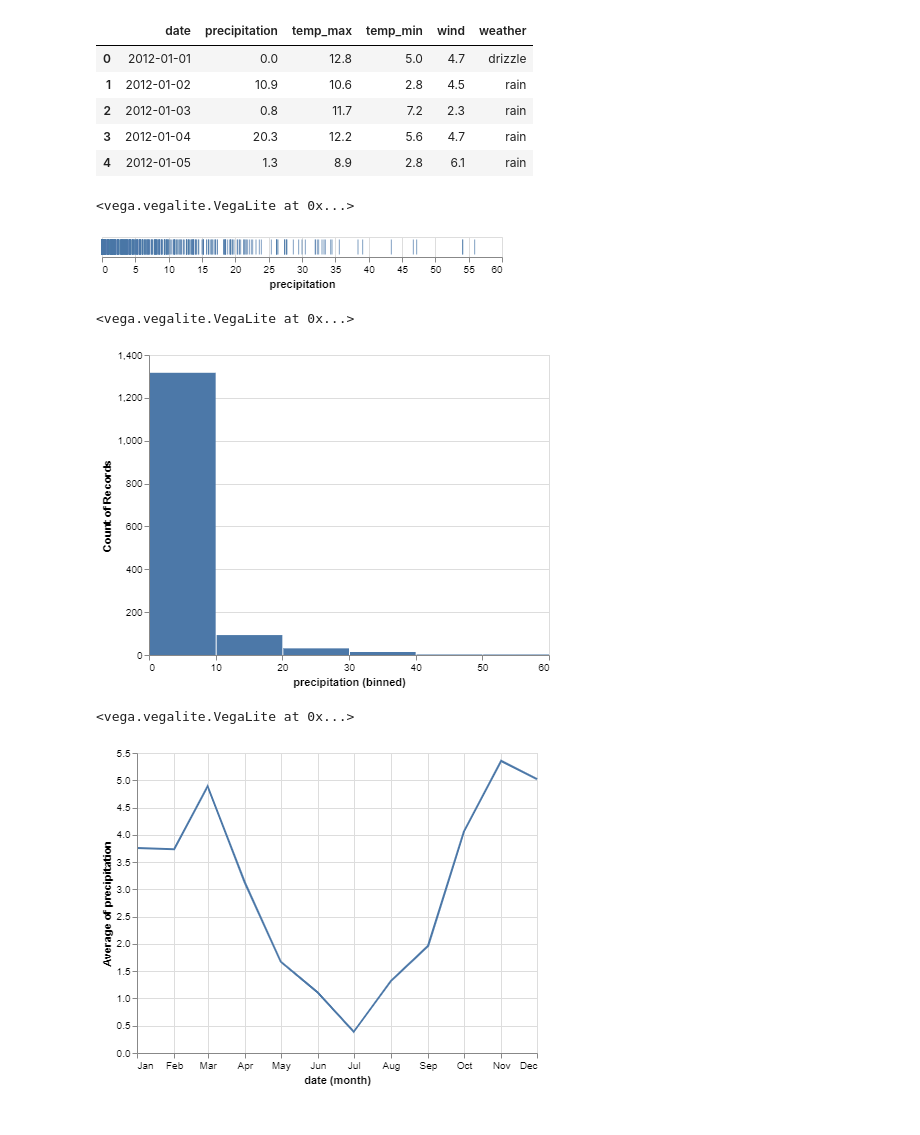
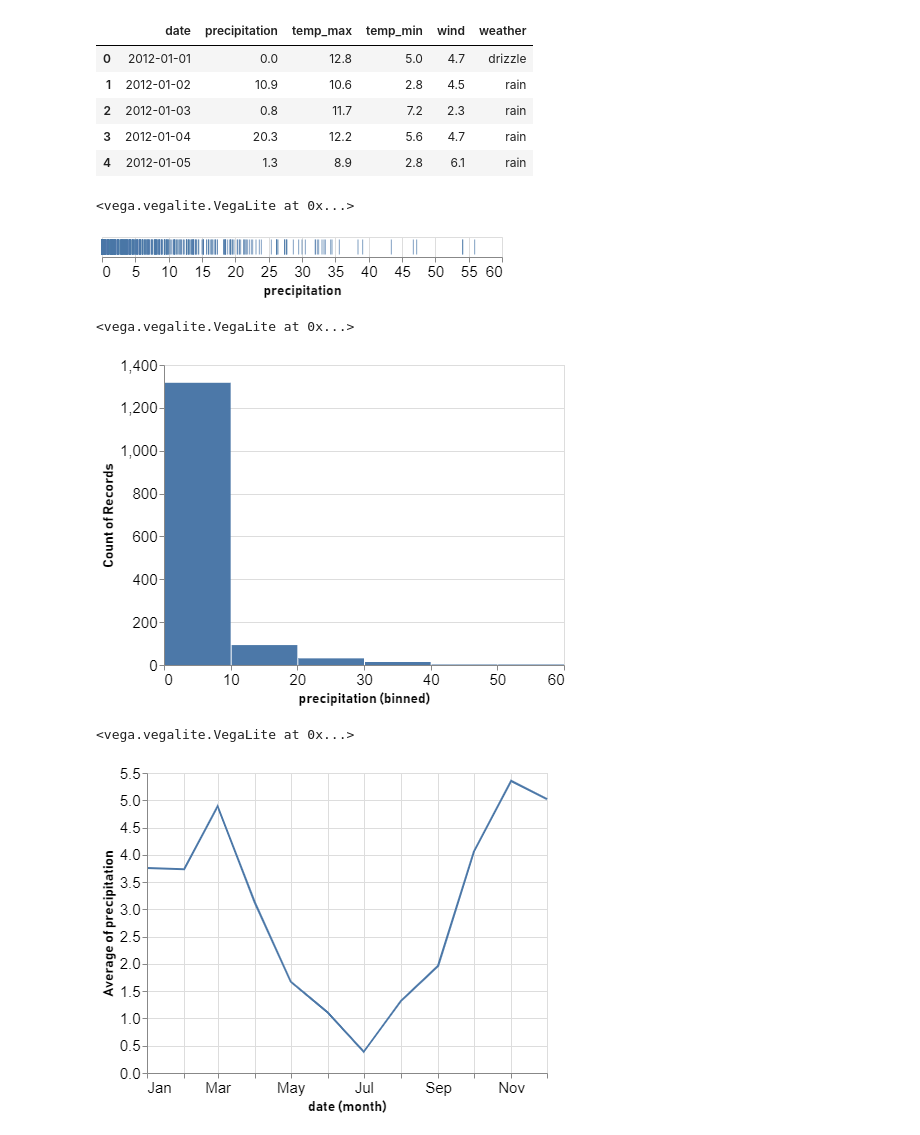
Before and after one commit to drozzy/ising-simulation, a Jupyter notebook: altair_viz.ipynb, the cells around one changed output. Drawn from its saved outputs; the diff is of its cells as text; code cells hidden in the pictures.

```diff
--- a/altair_viz.ipynb
+++ b/altair_viz.ipynb
@@ -115,17 +116,18 @@ df.head()
 | 3 | 2012-01-04 | 20.3 | 12.2 | 5.6 | 4.7 | rain |
 | 4 | 2012-01-05 | 1.3 | 8.9 | 2.8 | 6.1 | rain |
 # %%
-alt.Chart(df).mark_tick().encode(x='precipitation')
+chart = alt.Chart(df).mark_tick().encode(x='precipitation').configure_axis(labelFontSize=15, titleFontSize=14, titleFont='Bahnschrift')
+chart
 # %% [output]
 <vega.vegalite.VegaLite at 0x...>
-[figure, old version]
+[figure, new version]
 # %%
-alt.Chart(df).mark_bar().encode( alt.X('precipitation', bin=True), y='count()')
+chart.mark_bar().encode( alt.X('precipitation', bin=True), y='count()')
 # %% [output]
 <vega.vegalite.VegaLite at 0x...>
-[figure, old version]
+[figure, new version]
 # %%
-alt.Chart(df).mark_line().encode(x='month(date):T', y='average(precipitation)')
+chart.mark_line().encode(x='month(date):T', y='average(precipitation)')
 # %% [output]
 <vega.vegalite.VegaLite at 0x...>
-[figure, old version]
+[figure, new version]
```
Also changed, not shown: parts of 19 cells of this notebook.
